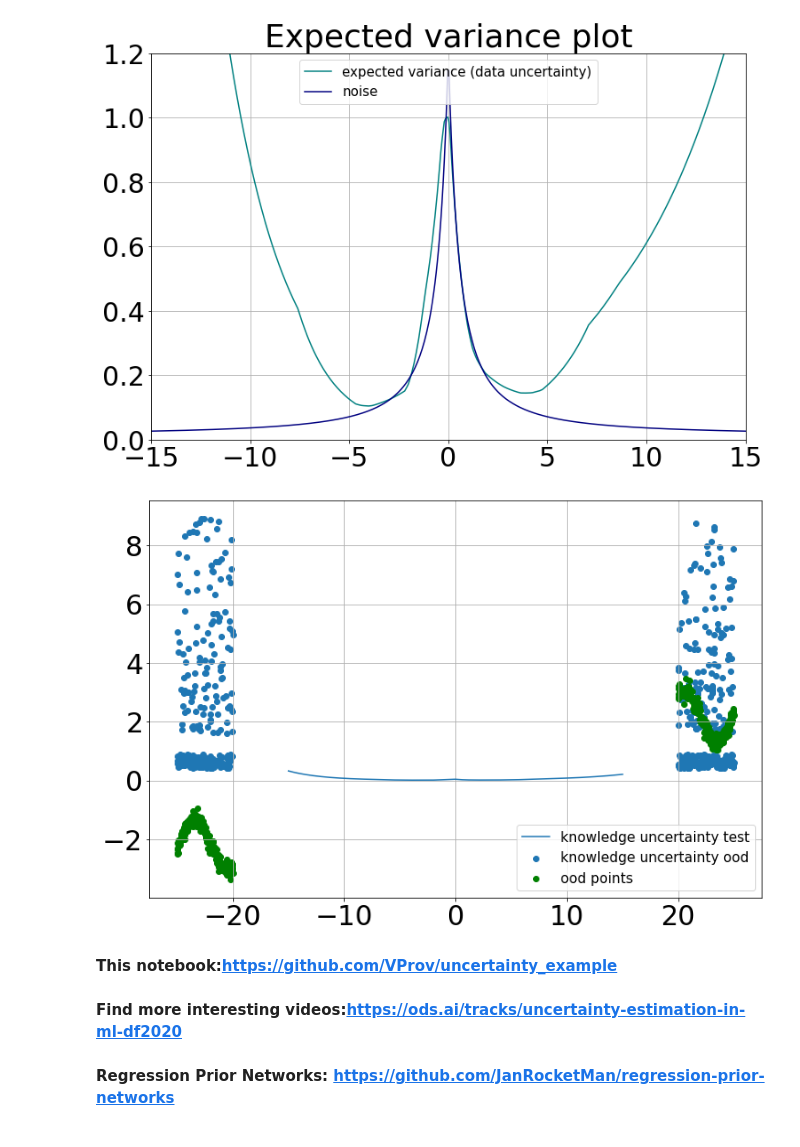
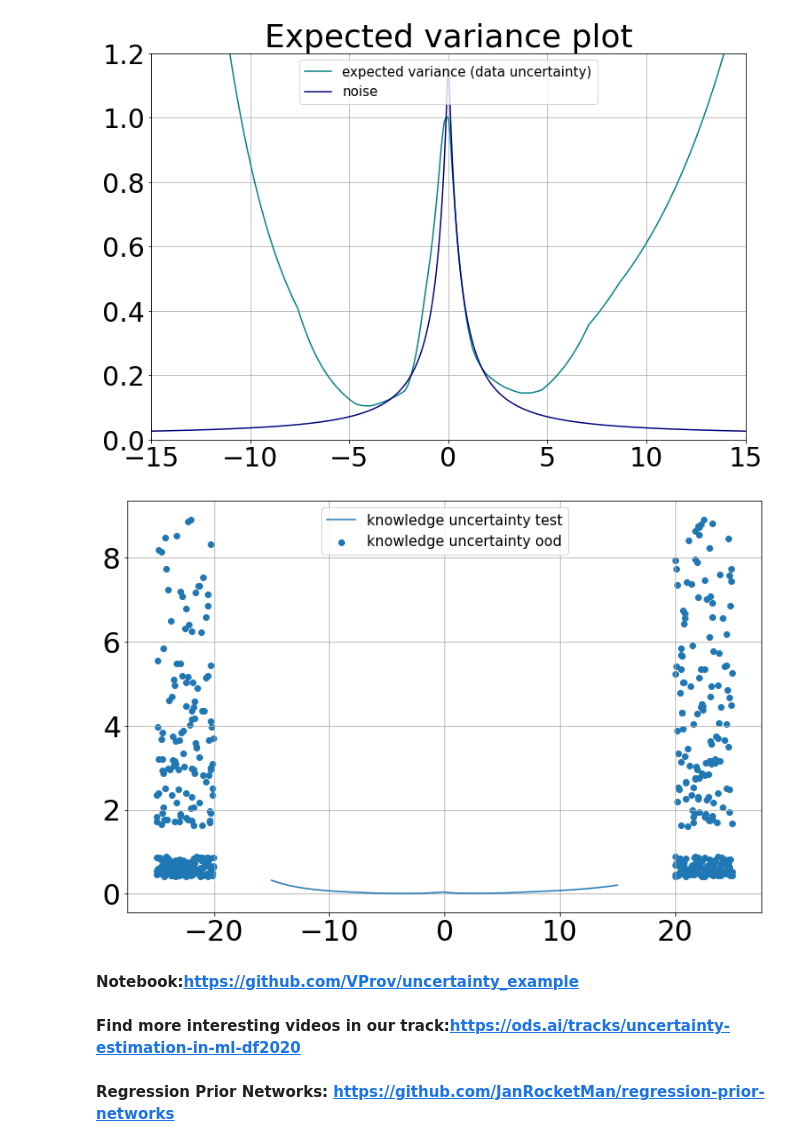
Before and after one commit to VProv/uncertainty_example, a Jupyter notebook: uncertainty_example.ipynb, the cells around one changed output. Saved outputs shown, nothing was run; the diff lists cells and outputs as text; code cells hidden in the pictures.

```diff
--- a/uncertainty_example.ipynb
+++ b/uncertainty_example.ipynb
@@ -663,26 +665,26 @@ plt.legend(fontsize=15)
 # %%
 #%%
 # Show knowledge uncertainty
 
 fig = plt.figure(figsize=(12,8))
 voe_scores = prior_distiller.eval_uncertainty(
     testloader, "variance_of_expected"
 )[test_ord].squeeze()
 ood_voe_scores = prior_distiller.eval_uncertainty(
     oodloader, "variance_of_expected"
 )[test_ord].squeeze()
 plt.plot(X_test, voe_scores, label="knowledge uncertainty test")
 plt.scatter(X_ood, ood_voe_scores, label="knowledge uncertainty ood")
-plt.scatter(X_ood, y_ood, color='g',label='ood points')
+#plt.scatter(X_ood, y_ood, color='g',label='ood points')
 #plt.ylim(0, 2.0)
 plt.grid()
 plt.legend(fontsize=15)
 plt.show()
 # %% [output]
-[figure, old version]
+[figure, new version]
 # %% [markdown]
-**This notebook:https://github.com/VProv/uncertainty_example**
+**Notebook:https://github.com/VProv/uncertainty_example**
 # %% [markdown]
-**Find more interesting videos:https://ods.ai/tracks/uncertainty-estimation-in-ml-df2020**
+**Find more interesting videos in our track:https://ods.ai/tracks/uncertainty-estimation-in-ml-df2020**
 # %% [markdown]
 **Regression Prior Networks: https://github.com/JanRocketMan/regression-prior-networks**
```
Also changed, not shown: parts of 2 cells of this notebook.
